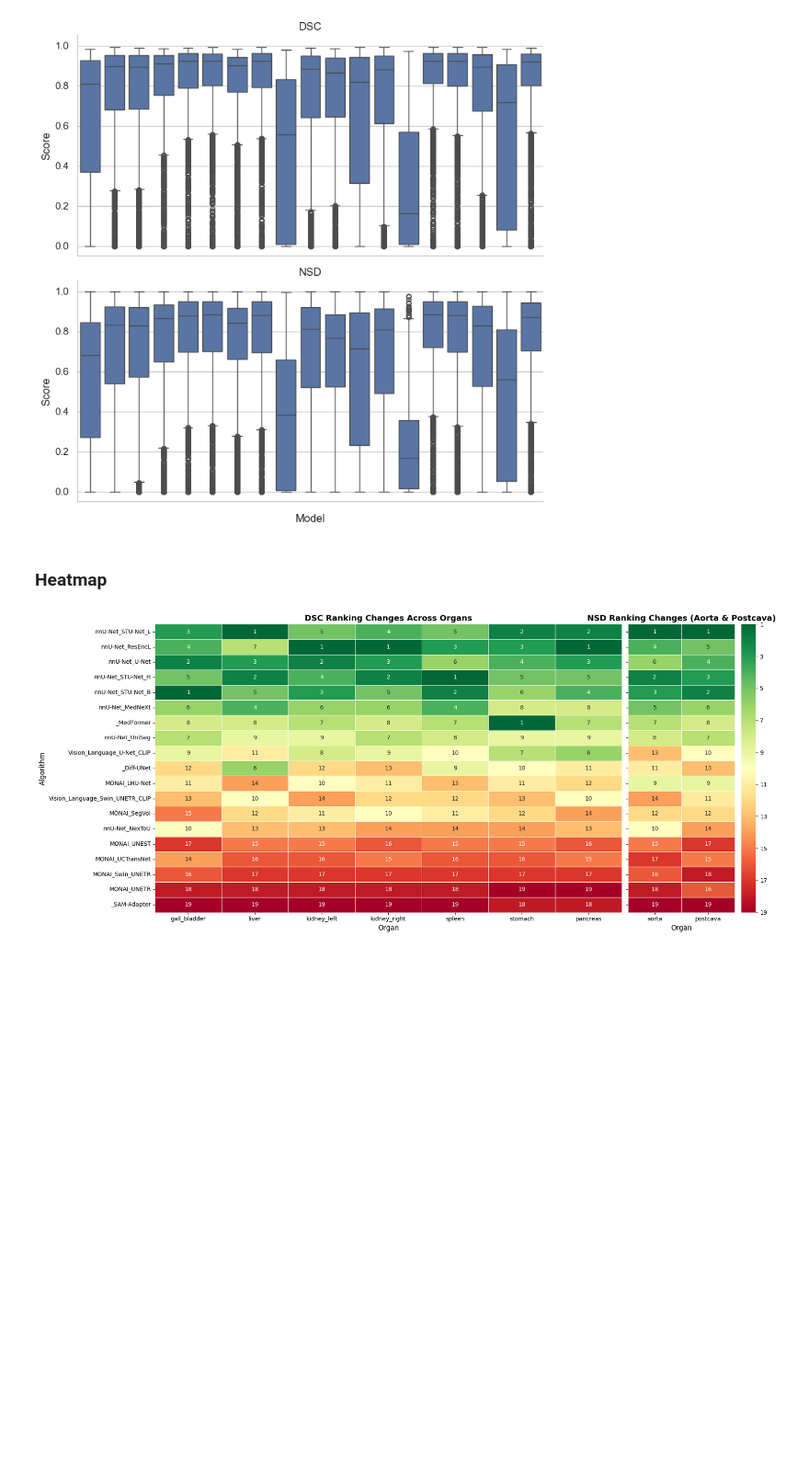
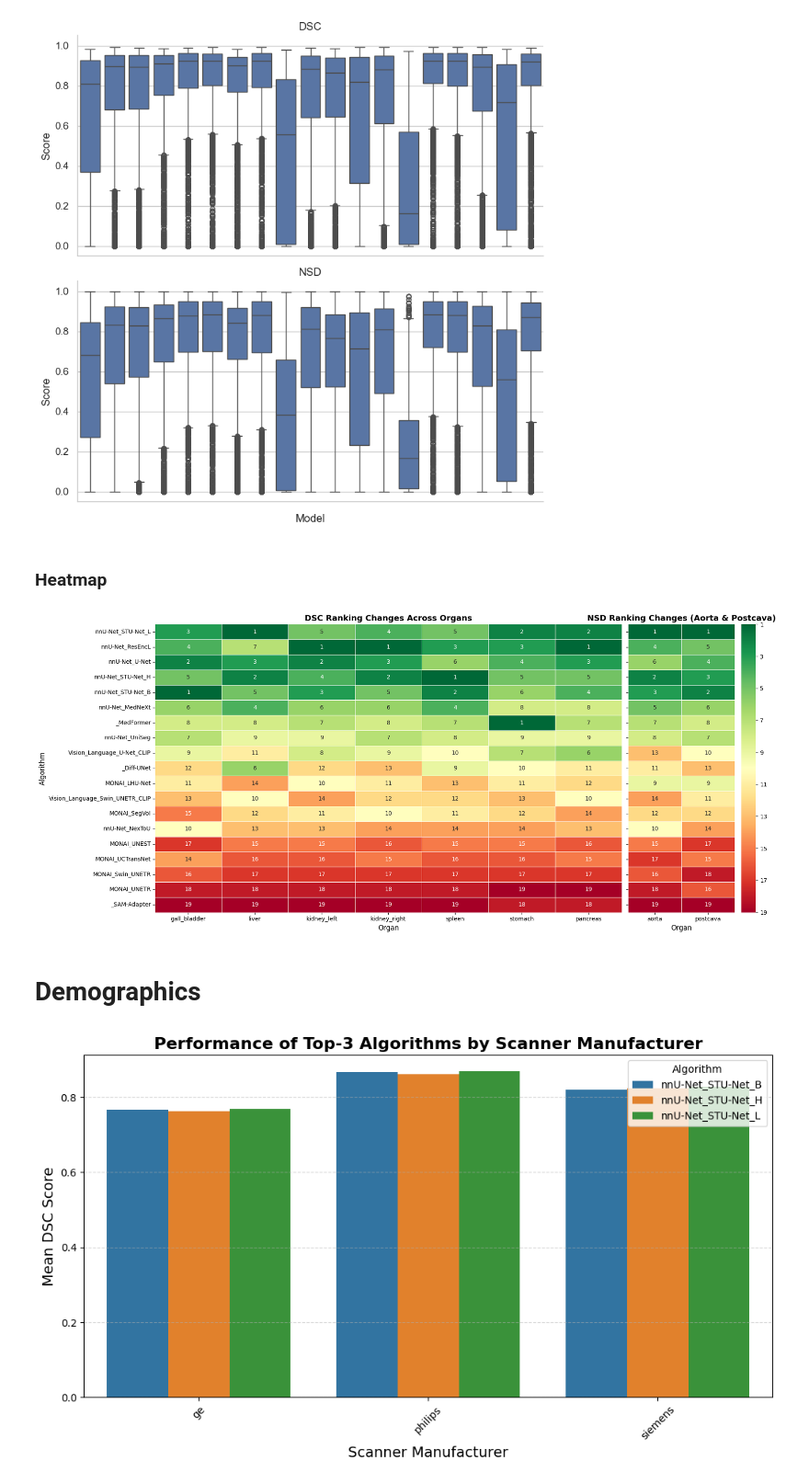
Before and after one commit to ariellubonja/RankInsight, a Jupyter notebook: python_eda.ipynb, the cells around one changed output. Shown at 92% size. Saved outputs shown, nothing was run; the diff lists cells and outputs as text; code cells hidden in the pictures; blank space fills up the shorter version.

Commit message:
Add dumb demographics plot

```diff
--- a/python_eda.ipynb
+++ b/python_eda.ipynb
@@ -787,3 +787,71 @@ plt.tight_layout()
 plt.show()
 # %% [output]
 [figure]
+# %% [markdown]
+# Demographics
+# %%
+import os
+import pandas as pd
+import matplotlib.pyplot as plt
+import seaborn as sns
+
+# --- Step 1: Load Metadata File ---
+
+# Define metadata file path
+metadata_file = os.path.join(base_dir, "totalsegmentator_metadata.csv")
+
+# Read metadata
+metadata_df = pd.read_csv(metadata_file)
+
+# Ensure required columns exist
+if "image_id" in metadata_df.columns and "manufacturer" in metadata_df.columns:
+    metadata_df = metadata_df[["image_id", "manufacturer"]]
+else:
+    raise ValueError("Metadata file does not contain required columns: 'image_id' and 'manufacturer'.")
+
+# Rename `image_id` to `case` for merging with DSC scores
+metadata_df = metadata_df.rename(columns={"image_id": "name"})
+
+# --- Step 2: Compute Top-3 Algorithms by Median DSC Rank ---
+
+# Compute rankings for each organ
+ranking_df = df_all_models[df_all_models["metric"] == "DSC"].groupby(["model", "organ"])["value"].mean().unstack()
+
+# Compute ranks (higher values = better, so we reverse rank order)
+dsc_ranking_sorted = ranking_df.rank(ascending=False)
+
+# Sort models by median DSC rank and select **Top-3** algorithms
+top_3_algos = dsc_ranking_sorted.median(axis=1).nsmallest(3).index.tolist()
+
+# --- Step 3: Merge DSC Scores with Metadata ---
+
+# Filter **DSC scores** for only the top 3 algorithms
+dsc_scores_top3 = df_all_models[(df_all_models["metric"] == "DSC") & (df_all_models["model"].isin(top_3_algos))]
+
+# Merge DSC scores with metadata using "case" as the key
+merged_df = dsc_scores_top3.merge(metadata_df, on="name", how="inner")
+
+# --- Step 4: Compute Mean DSC Scores per Algorithm by Scanner Manufacturer ---
+
+# Group by **scanner manufacturer and algorithm** to calculate mean DSC scores
+performance_by_scanner = merged_df.groupby(["manufacturer", "model"])["value"].mean().reset_index()
+
+# --- Step 5: Generate Grouped Bar Chart ---
+
+plt.figure(figsize=(12, 6))
+
+# Create a bar plot
+sns.barplot(data=performance_by_scanner, x="manufacturer", y="value", hue="model")
+
+# Formatting
+plt.xlabel("Scanner Manufacturer", fontsize=14)
+plt.ylabel("Mean DSC Score", fontsize=14)
+plt.title("Performance of Top-3 Algorithms by Scanner Manufacturer", fontsize=16, fontweight="bold")
+plt.xticks(rotation=45)
+plt.legend(title="Algorithm")
+plt.grid(axis="y", linestyle="--", alpha=0.5)
+
+# Show the plot
+plt.show()
+# %% [output]
+[figure, added]
```
Also changed, not shown: parts of 2 cells of this notebook, 1 other file.
